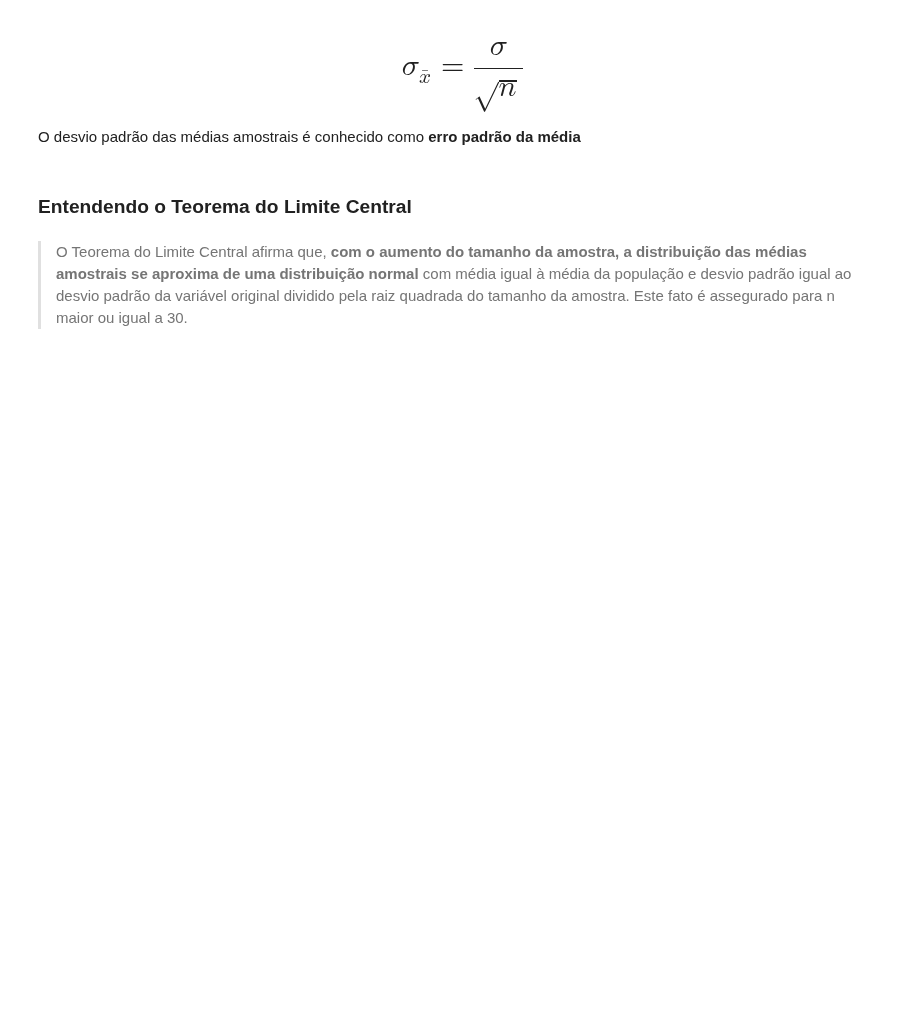
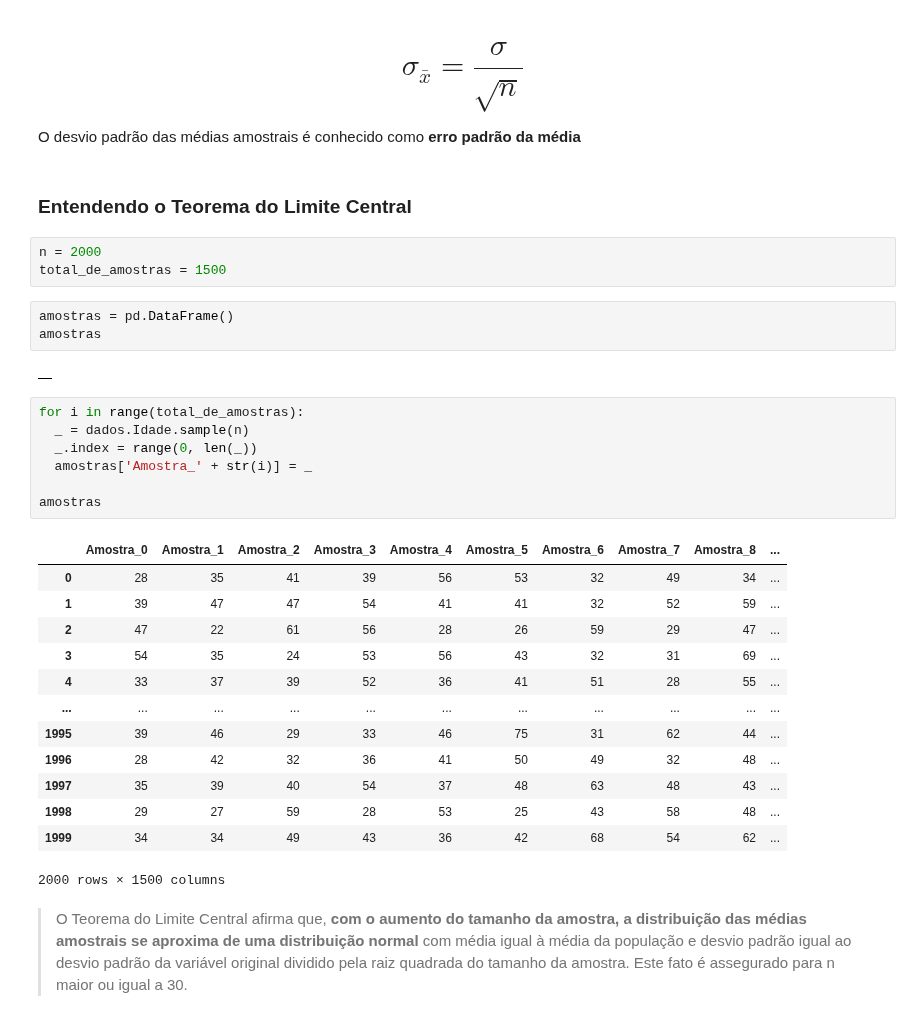
Before and after one commit to heber-augusto/course-stats-with-python, a Jupyter notebook: part-2/stats_with_python.ipynb, the cells around one changed output. Saved outputs shown, nothing was run; the diff lists cells and outputs as text; blank space fills up the shorter version.

```diff
--- a/part-2/stats_with_python.ipynb
+++ b/part-2/stats_with_python.ipynb
@@ -700,5 +743,34 @@ Suponha que os pesos dos sacos de arroz de uma indústria alimentícia se distri
 O desvio padrão das médias amostrais é conhecido como **erro padrão da média**
 # %% [markdown]
 ### Entendendo o Teorema do Limite Central
+# %%
+n = 2000
+total_de_amostras = 1500
+# %%
+amostras = pd.DataFrame()
+amostras
+# %% [output]
+|  |
+# %%
+for i in range(total_de_amostras):
+  _ = dados.Idade.sample(n)
+  _.index = range(0, len(_))
+  amostras['Amostra_' + str(i)] = _
+
+amostras
+# %% [output]
+|  | Amostra_0 | Amostra_1 | Amostra_2 | Amostra_3 | Amostra_4 | Amostra_5 | Amostra_6 | Amostra_7 | Amostra_8 | ... |
+| 0 | 28 | 35 | 41 | 39 | 56 | 53 | 32 | 49 | 34 | ... |
+| 1 | 39 | 47 | 47 | 54 | 41 | 41 | 32 | 52 | 59 | ... |
+| 2 | 47 | 22 | 61 | 56 | 28 | 26 | 59 | 29 | 47 | ... |
+| 3 | 54 | 35 | 24 | 53 | 56 | 43 | 32 | 31 | 69 | ... |
+| 4 | 33 | 37 | 39 | 52 | 36 | 41 | 51 | 28 | 55 | ... |
+| ... | ... | ... | ... | ... | ... | ... | ... | ... | ... | ... |
+| 1995 | 39 | 46 | 29 | 33 | 46 | 75 | 31 | 62 | 44 | ... |
+| 1996 | 28 | 42 | 32 | 36 | 41 | 50 | 49 | 32 | 48 | ... |
+| 1997 | 35 | 39 | 40 | 54 | 37 | 48 | 63 | 48 | 43 | ... |
+| 1998 | 29 | 27 | 59 | 28 | 53 | 25 | 43 | 58 | 48 | ... |
+| 1999 | 34 | 34 | 49 | 43 | 36 | 42 | 68 | 54 | 62 | ... |
+2000 rows × 1500 columns
 # %% [markdown]
 > O Teorema do Limite Central afirma que, **com o aumento do tamanho da amostra, a distribuição das médias amostrais se aproxima de uma distribuição normal** com média igual à média da população e desvio padrão igual ao desvio padrão da variável original dividido pela raiz quadrada do tamanho da amostra. Este fato é assegurado para n maior ou igual a 30.
```
Also changed, not shown: parts of 29 cells of this notebook.
